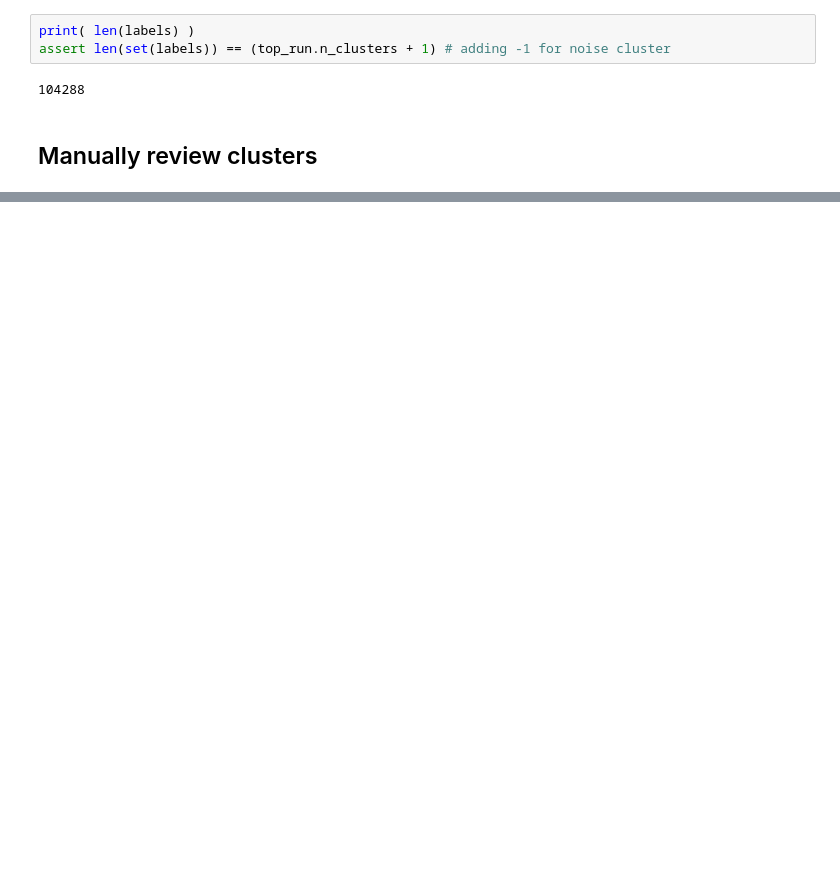
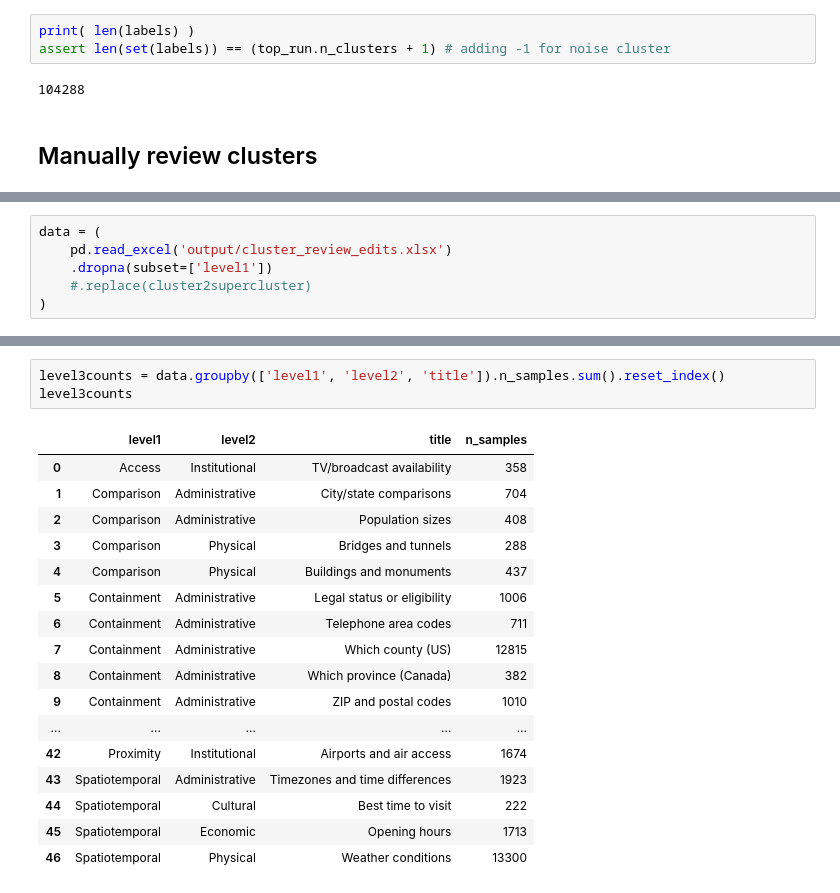
Before and after one commit to ilyankou/ms-marco-geospatial, a Jupyter notebook: 2-Cluster.ipynb, the cells around one changed output, grey strips where cells are left out. Saved outputs shown, nothing was run; the diff lists cells and outputs as text; blank space fills up the shorter version.

```diff
--- a/2-Cluster.ipynb
+++ b/2-Cluster.ipynb
@@ -382,0 +431,6 @@ with open('output/cluster_review.md', 'w') as f:
+# %%
+data = (
+    pd.read_excel('output/cluster_review_edits.xlsx')
+    .dropna(subset=['level1'])
+    #.replace(cluster2supercluster)
+)
@@ -382,0 +471,21 @@ with open('output/cluster_review.md', 'w') as f:
+# %%
+level3counts = data.groupby(['level1', 'level2', 'title']).n_samples.sum().reset_index()
+level3counts
+# %% [output]
+|  | level1 | level2 | title | n_samples |
+| 0 | Access | Institutional | TV/broadcast availability | 358 |
+| 1 | Comparison | Administrative | City/state comparisons | 704 |
+| 2 | Comparison | Administrative | Population sizes | 408 |
+| 3 | Comparison | Physical | Bridges and tunnels | 288 |
+| 4 | Comparison | Physical | Buildings and monuments | 437 |
+| 5 | Containment | Administrative | Legal status or eligibility | 1006 |
+| 6 | Containment | Administrative | Telephone area codes | 711 |
+| 7 | Containment | Administrative | Which county (US) | 12815 |
+| 8 | Containment | Administrative | Which province (Canada) | 382 |
+| 9 | Containment | Administrative | ZIP and postal codes | 1010 |
+| ... | ... | ... | ... | ... |
+| 42 | Proximity | Institutional | Airports and air access | 1674 |
+| 43 | Spatiotemporal | Administrative | Timezones and time differences | 1923 |
+| 44 | Spatiotemporal | Cultural | Best time to visit | 222 |
+| 45 | Spatiotemporal | Economic | Opening hours | 1713 |
+| 46 | Spatiotemporal | Physical | Weather conditions | 13300 |
```
Also changed, not shown: parts of 17 cells of this notebook, 6 other files.
